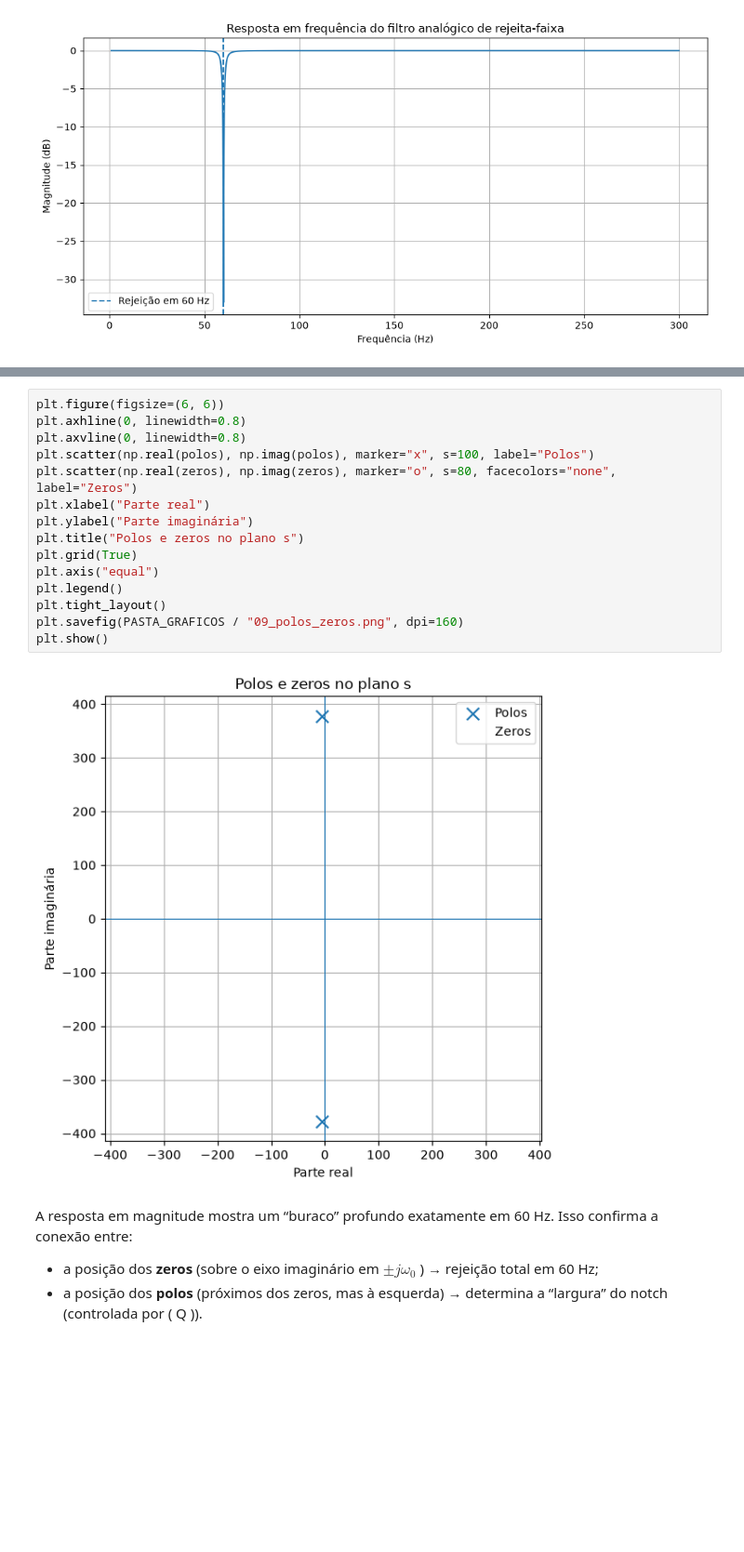
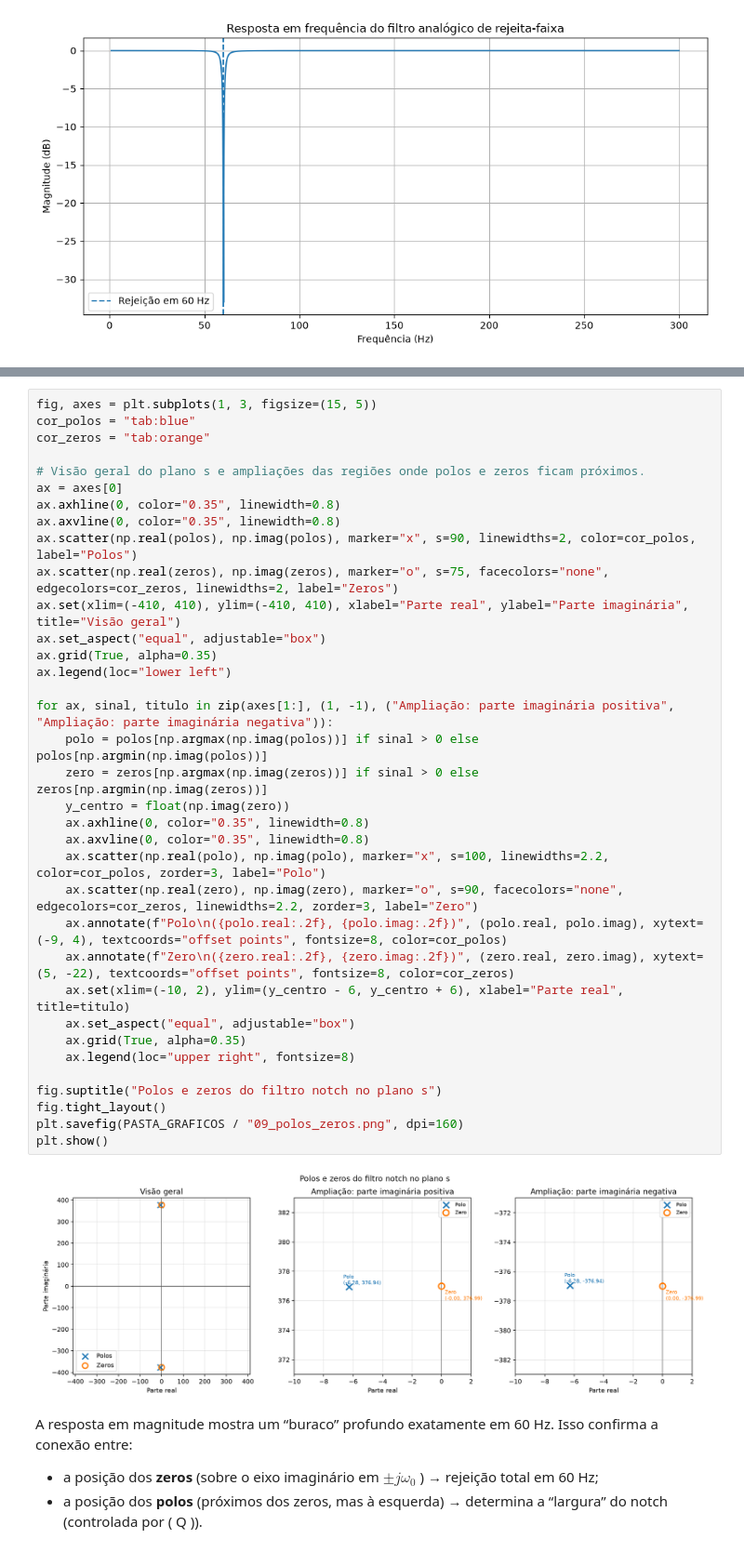
Before and after one commit to Cthulhyu/analisador_e_filtro_de_-udio_musical, a Jupyter notebook: main/Relatorio.ipynb, the cells around one changed output, grey strips where cells are left out. Shown at 93% size. Drawn from its saved outputs; the diff is of its cells as text; blank space fills up the shorter version.

```diff
--- a/main/Relatorio.ipynb
+++ b/main/Relatorio.ipynb
@@ -487,23 +489,43 @@ plt.show()
 | **Polos** | $-6{,}28 \pm j\,376{,}94$ |
 
 Todos os polos têm parte real **negativa** ($\operatorname{Re}\{p\} = -6{,}28 < 0$). Portanto, o sistema contínuo é **assintoticamente estável**.
-# %%
-plt.figure(figsize=(6, 6))
-plt.axhline(0, linewidth=0.8)
-plt.axvline(0, linewidth=0.8)
-plt.scatter(np.real(polos), np.imag(polos), marker="x", s=100, label="Polos")
-plt.scatter(np.real(zeros), np.imag(zeros), marker="o", s=80, facecolors="none", label="Zeros")
-plt.xlabel("Parte real")
-plt.ylabel("Parte imaginária")
-plt.title("Polos e zeros no plano s")
-plt.grid(True)
-plt.axis("equal")
-plt.legend()
-plt.tight_layout()
-plt.savefig(PASTA_GRAFICOS / "09_polos_zeros.png", dpi=160)
-plt.show()
-# %% [output]
-[figure, removed]
+# %%
+fig, axes = plt.subplots(1, 3, figsize=(15, 5))
+cor_polos = "tab:blue"
+cor_zeros = "tab:orange"
+
+# Visão geral do plano s e ampliações das regiões onde polos e zeros ficam próximos.
+ax = axes[0]
+ax.axhline(0, color="0.35", linewidth=0.8)
+ax.axvline(0, color="0.35", linewidth=0.8)
+ax.scatter(np.real(polos), np.imag(polos), marker="x", s=90, linewidths=2, color=cor_polos, label="Polos")
+ax.scatter(np.real(zeros), np.imag(zeros), marker="o", s=75, facecolors="none", edgecolors=cor_zeros, linewidths=2, label="Zeros")
+ax.set(xlim=(-410, 410), ylim=(-410, 410), xlabel="Parte real", ylabel="Parte imaginária", title="Visão geral")
+ax.set_aspect("equal", adjustable="box")
+ax.grid(True, alpha=0.35)
+ax.legend(loc="lower left")
+
+for ax, sinal, titulo in zip(axes[1:], (1, -1), ("Ampliação: parte imaginária positiva", "Ampliação: parte imaginária negativa")):
+    polo = polos[np.argmax(np.imag(polos))] if sinal > 0 else polos[np.argmin(np.imag(polos))]
+    zero = zeros[np.argmax(np.imag(zeros))] if sinal > 0 else zeros[np.argmin(np.imag(zeros))]
+    y_centro = float(np.imag(zero))
+    ax.axhline(0, color="0.35", linewidth=0.8)
+    ax.axvline(0, color="0.35", linewidth=0.8)
+    ax.scatter(np.real(polo), np.imag(polo), marker="x", s=100, linewidths=2.2, color=cor_polos, zorder=3, label="Polo")
+    ax.scatter(np.real(zero), np.imag(zero), marker="o", s=90, facecolors="none", edgecolors=cor_zeros, linewidths=2.2, zorder=3, label="Zero")
+    ax.annotate(f"Polo\n({polo.real:.2f}, {polo.imag:.2f})", (polo.real, polo.imag), xytext=(-9, 4), textcoords="offset points", fontsize=8, color=cor_polos)
+    ax.annotate(f"Zero\n({zero.real:.2f}, {zero.imag:.2f})", (zero.real, zero.imag), xytext=(5, -22), textcoords="offset points", fontsize=8, color=cor_zeros)
+    ax.set(xlim=(-10, 2), ylim=(y_centro - 6, y_centro + 6), xlabel="Parte real", title=titulo)
+    ax.set_aspect("equal", adjustable="box")
+    ax.grid(True, alpha=0.35)
+    ax.legend(loc="upper right", fontsize=8)
+
+fig.suptitle("Polos e zeros do filtro notch no plano s")
+fig.tight_layout()
+plt.savefig(PASTA_GRAFICOS / "09_polos_zeros.png", dpi=160)
+plt.show()
+# %% [output]
+[figure, added]
 # %% [markdown]
 A resposta em magnitude mostra um “buraco” profundo exatamente em 60 Hz. Isso confirma a conexão entre:
 
```
Also changed, not shown: parts of 3 cells of this notebook, 6 other files.
